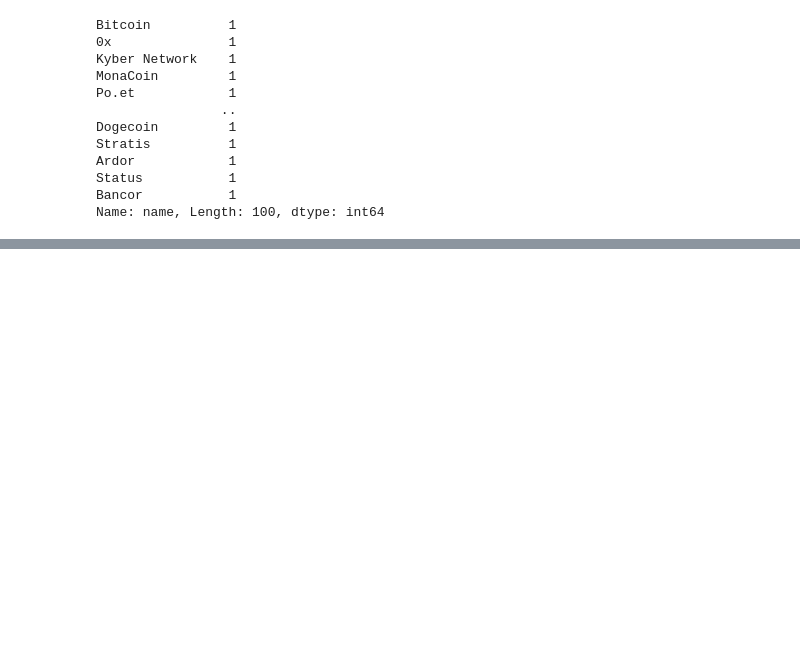
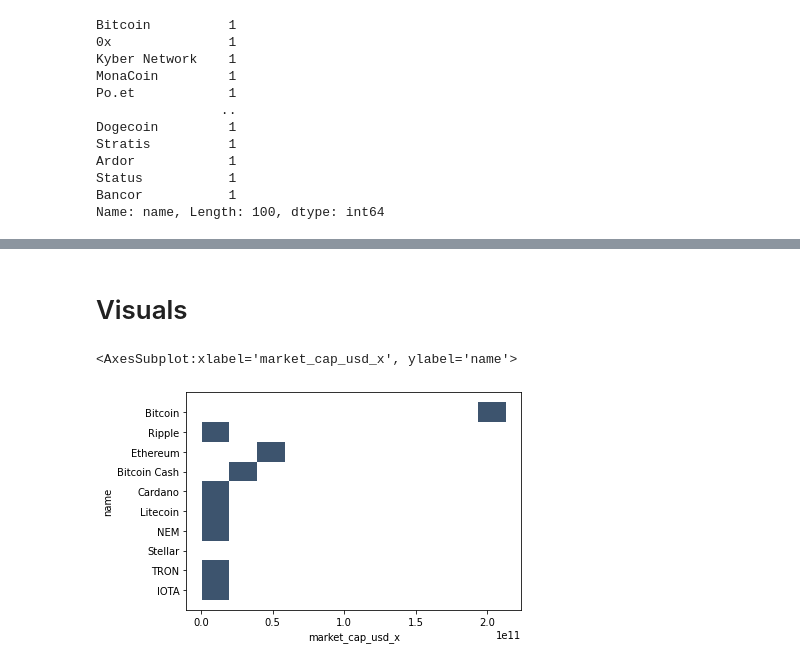
Before and after one commit to Random-Wanderer/Data_analysis_projects, a Jupyter notebook: Exploring_Cryptocurrency/Exploring_Cryptocurrency/Crypto_analysis.ipynb, the cells around one changed output, grey strips where cells are left out. Drawn from its saved outputs; the diff is of its cells as text; code cells hidden in the pictures; blank space fills up the shorter version.

Commit message:
Exploring crypto

```diff
--- a/Exploring_Cryptocurrency/Exploring_Cryptocurrency/Crypto_analysis.ipynb
+++ b/Exploring_Cryptocurrency/Exploring_Cryptocurrency/Crypto_analysis.ipynb
@@ -220,3 +220,7 @@ Ardor            1
 Status           1
 Bancor           1
 Name: name, Length: 100, dtype: int64
+# %%
+# Reset index
+new_index_2018 = crypto_2018.set_index('name')
+new_index_2018
@@ -222,0 +263,4 @@ Name: name, Length: 100, dtype: int64
+# %%
+# 2017 and 2018 merged
+merged = crypto_2017.merge(crypto_2018, how= 'right', on= 'name')
+merged
@@ -222,0 +281,4 @@ Name: name, Length: 100, dtype: int64
+# %%
+# Short table
+short_table = merged[['name', 'last_updated_x', 'market_cap_usd_x', 'last_updated_y', 'market_cap_usd_y']]
+short_table
@@ -222,0 +299,7 @@ Name: name, Length: 100, dtype: int64
+# %% [markdown]
+# Visuals
+# %%
+sns.histplot(data= short_table[:10],x= 'market_cap_usd_x', y= 'name')
+# %% [output]
+<AxesSubplot:xlabel='market_cap_usd_x', ylabel='name'>
+[figure, added]
```
Also changed, not shown: parts of 7 cells of this notebook.
